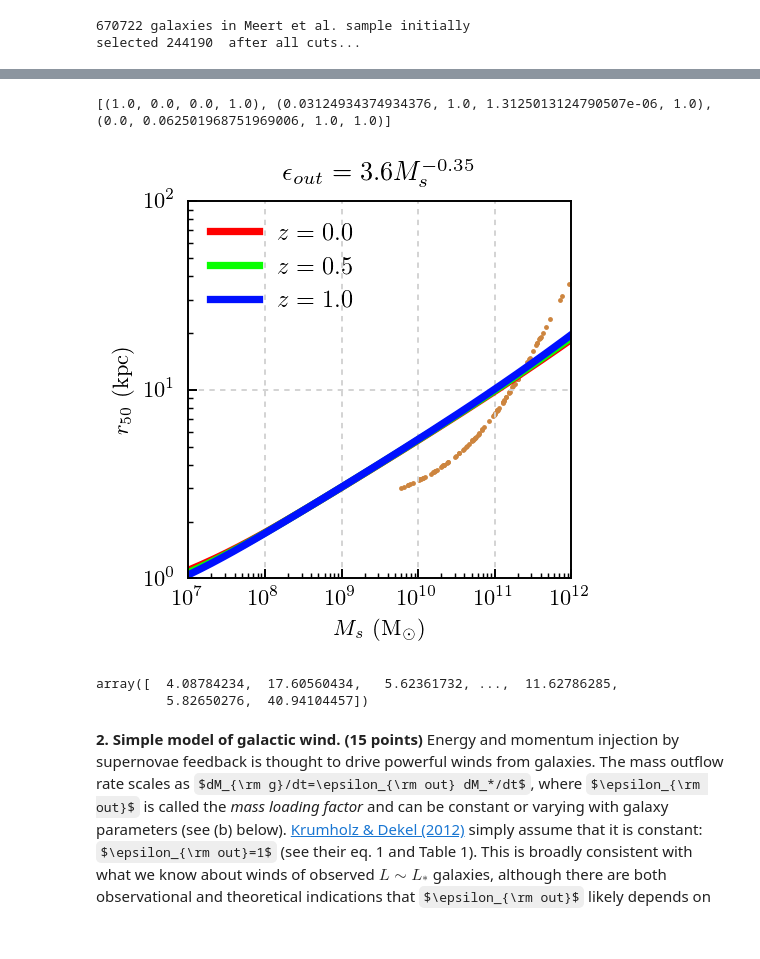
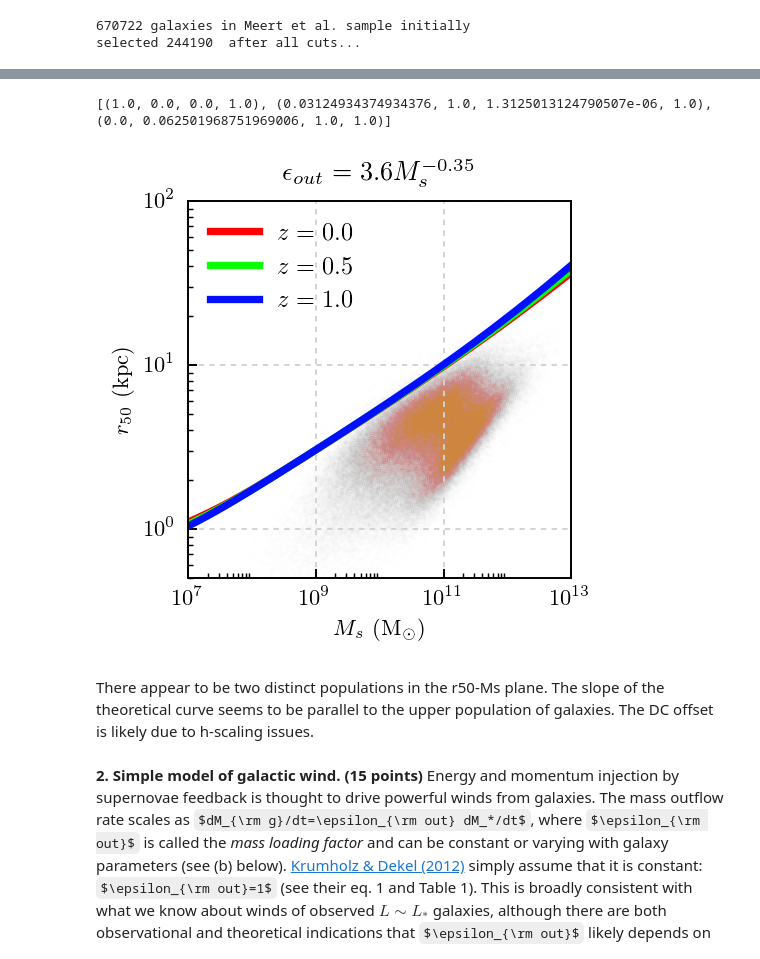
Before and after one commit to tjhoyt/galaxies_hw, a Jupyter notebook: hw5_hoyt_taylor.ipynb, the cells around one changed output, grey strips where cells are left out. Saved outputs shown, nothing was run; the diff lists cells and outputs as text; code cells hidden in the pictures; some formulas as TeX source.

Commit message:
corrected ex1; plot z=0 relation in ex2

```diff
--- a/hw5_hoyt_taylor.ipynb
+++ b/hw5_hoyt_taylor.ipynb
@@ -364,19 +367,3 @@ lMsLrbell = -.306 + 1.097*grm - 0.1
 lMstar = Lmeert + lMsLrbell
 lMstar = lMstar - np.log10(cosmo.h)
 Mstar = 10.**lMstar
-# load the z=0 M*-Mvir relation derived from AM above
-#MvirAM and MsAM are both in Msun (no h), and were computed for h=0.7
-MvirAM, MsAM = np.loadtxt(data_home_dir()+'ms_mvir_z0.dat', usecols=(0,1), unpack=True)
-from scipy.interpolate import UnivariateSpline
-
-Mvir_Ms = UnivariateSpline(MsAM, MvirAM)
-Mvir = Mvir_Ms(Mstar)
-# get rid of negative masses at fringes of spline
-for i, M in enumerate(Mvir):
-    if M < 0.:
-        Mvir[i] = np.NaN
-sortMstar= np.sort(Mstar)
-sortMvir = np.sort(Mvir)
-plt.xscale('log')
-plt.yscale('log')
-plt.plot(sortMstar, sortMvir)
@@ -404,3 +369,0 @@ z
-# %%
-R200 = get_R200(Mvir/cosmo.h, z = 0.0)
-r50  = get_r50(Mvir/cosmo.h, 0.0, R200)
@@ -412,9 +369,0 @@ KeyboardInterrupt:
-# %%
-R200s = np.zeros_like(Mvir)
-r50s = np.zeros_like(Mvir)
-z = 0.
-for i, M in enumerate(Mvir):
-    R200s[i] = get_R200(M/cosmo.h, z)
-    r50s[i] = get_r50(M/cosmo.h, z, R200s[i])
-    if i % 10000 == 0:
-        print(i)
@@ -441,3 +370,6 @@ for i, M in enumerate(Mvir):
+# %%
+# convert half-light radius in arcseconds to kpc
+rhalf = r50 * cosmo.luminosityDistance(zm)/np.square(1.0+zm)/cosmo.h * 1.e3 * np.pi/(180.*3600.)
 # %%
 #
 # plot
@@ -451,47 +383,44 @@ ax.set_xscale('log')
 ax.set_yscale('log')
 
 # Plot Meert data
-ax.scatter(Mstar[:100], r50s[:100], color = 'peru', s = 1.)
+ax.scatter(Mstar, rhalf, color = 'peru', s = 1e-4, alpha = 0.1)
 
 zplots = np.linspace(0., 1., 3)
 # colors a la Feldmann for easier comparison
 zcolors = np.array(plot_tools.get_cmap(zplots))
 for i, zplot in enumerate(zplots):
     Mhz = 10.**lMhi(np.log10(1.0+zplot),lMh)
     Msz = 10.**lMsi(np.log10(1.0+zplot),lMh)
     r50z = r50i(np.log10(1.0+zplot),lMh)
     R200z = R200i(np.log10(1.0+zplot),lMh)
     ### take care of numerical errors when calculating Ms for high Mh
     for j, e in enumerate(Msz):
         stop = -1
         if j > 0:
             if e <= Msz[j - 1]:
                 print('{0} < {1}'.format(e, Msz[j-1]))
                 stop = np.where(Msz == e)[0]
                 print(stop)
                 break
     Msz = Msz[:stop]
     Mhz = Mhz[:stop]
     r50z = r50z[:stop]
     R200z = R200z[:stop]
     print('')
     ax.plot(Msz, r50z, c=zcolors[i], lw=3.0, label=r'$z=%1.1f$'%zplot)
 
 ax.legend(frameon=False,loc='upper left', fontsize=10)
 ax.grid(linestyle='dotted', c='lightgray')
 ax.set_title(r'\( \epsilon_{{out}} = 3.6M_s^{{-0.35}} \)')
-ax.set_xlim([1.e7, 1.e12])
-ax.set_ylim([1., 100.])
+ax.set_xlim([1.e7, 1.e13])
+ax.set_ylim([0.5, 100.])
 f.tight_layout()
 f.show()
 # %% [output]
 [(1.0, 0.0, 0.0, 1.0), (0.03124934374934376, 1.0, 1.3125013124790507e-06, 1.0), (0.0, 0.062501968751969006, 1.0, 1.0)]
-[figure, old version]
+[figure, new version]
-# %%
-plt.plot(Mstar, )
-# %% [output]
-array([  4.08784234,  17.60560434,   5.62361732, ...,  11.62786285,
-         5.82650276,  40.94104457])
+# %% [markdown]
+There appear to be two distinct populations in the r50-Ms plane. The slope of the theoretical curve seems to be parallel to the upper population of galaxies. The DC offset is likely due to h-scaling issues.
 # %% [markdown]
 <b>2. Simple model of galactic wind. (15 points)</b> Energy and momentum injection by supernovae feedback is thought to drive powerful winds from galaxies. The mass outflow rate scales as $dM_{\rm g}/dt=\epsilon_{\rm out} dM_*/dt$, where $\epsilon_{\rm out}$ is called the <i>mass loading factor</i> and can be constant or varying with galaxy parameters (see (b) below). <a href="http://adsabs.harvard.edu/abs/2012ApJ...753...16K">Krumholz & Dekel (2012)</a>  simply assume that it is constant: $\epsilon_{\rm out}=1$ (see their eq. 1 and Table 1). This is broadly consistent with what we know about winds of observed $L\sim L_*$ galaxies, although there are both observational and theoretical indications that $\epsilon_{\rm out}$ likely depends on galaxy stellar mass.
 
```
Also changed, not shown: parts of 9 cells of this notebook.
